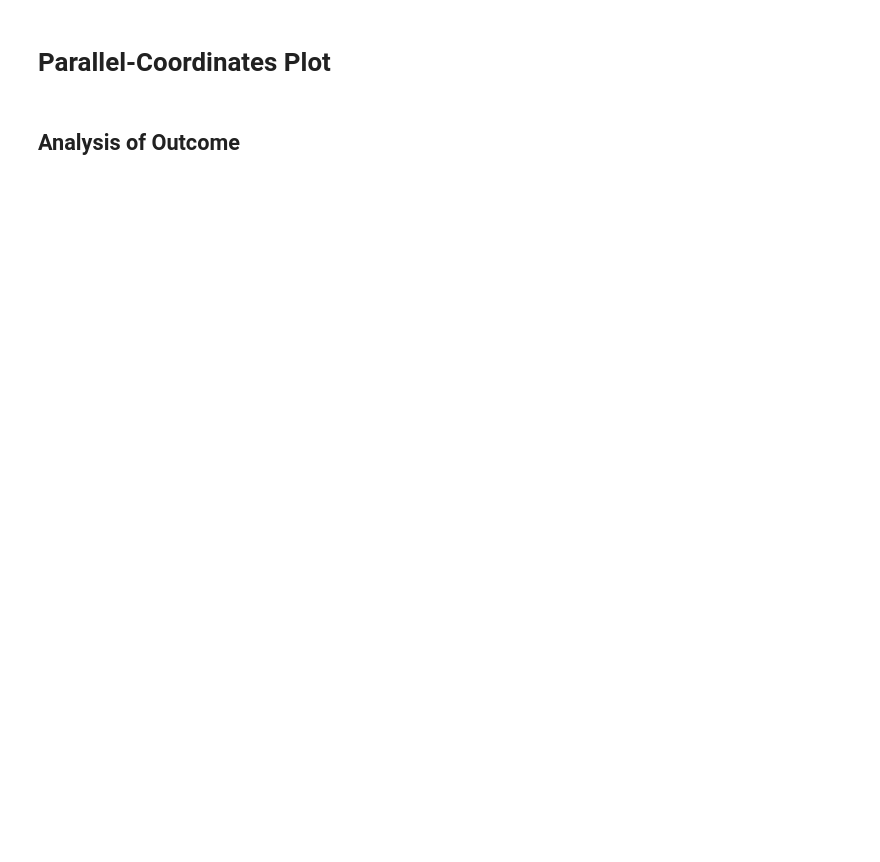
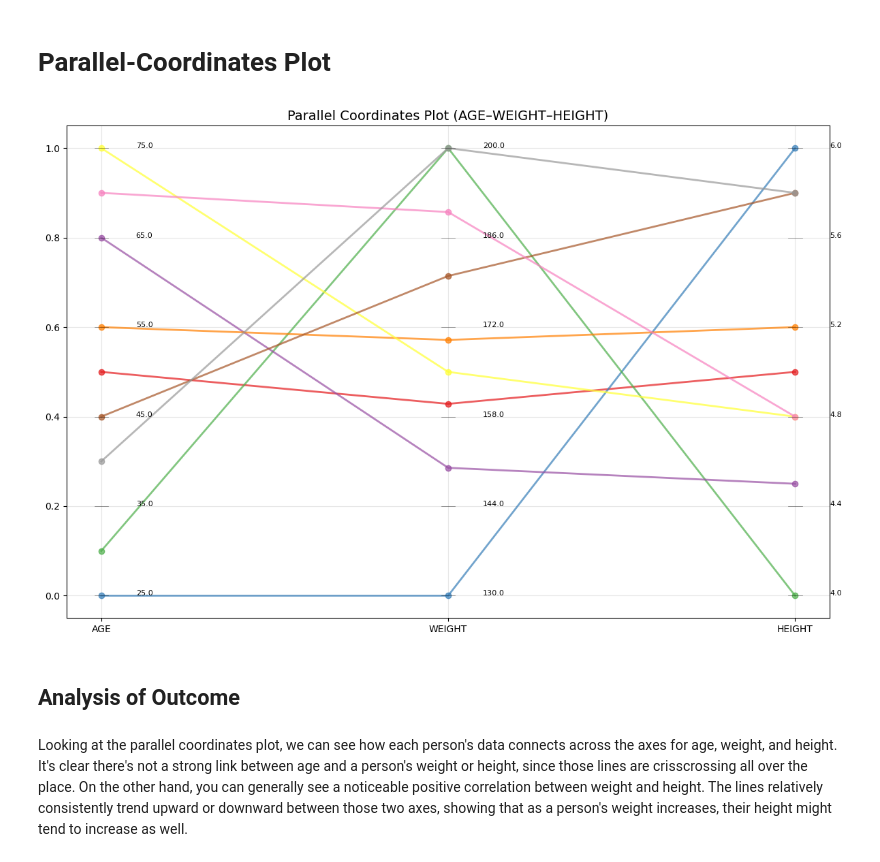
Before and after one commit to arlemoine/CMPS451_Project, a Jupyter notebook: AA_Batteries/C2/C2.ipynb, the cells around one changed output. Cells and saved outputs as stored; diff of their text form; code cells hidden in the pictures; blank space fills up the shorter version.

```diff
--- a/AA_Batteries/C2/C2.ipynb
+++ b/AA_Batteries/C2/C2.ipynb
@@ -20,4 +71,61 @@ Run your entire code and save. Then submit this <b>saved</b> copy.
 # %% [markdown]
 # Parallel-Coordinates Plot
+# %%
+df = pd.DataFrame({
+    "AGE":[50,25,30,65,55,75,45,70,40],
+    "WEIGHT":[160,130,200,150,170,165,180,190,200],
+    "HEIGHT":[5.0,6.0,4.0,4.5,5.2,4.8,5.8,4.8,5.8]
+})
+
+df['Person'] = [f'Person {i+1}' for i in range(len(df))]
+
+# Create custom parallel coordinates plot
+fig, ax = plt.subplots(figsize=(12, 8))
+
+attributes = ['AGE', 'WEIGHT', 'HEIGHT']
+n_attrs = len(attributes)
+
+# Normalize data for plotting (scale each attribute to 0-1)
+normalized_data = df[attributes].copy()
+for attr in attributes:
+    min_val = df[attr].min()
+    max_val = df[attr].max()
+    normalized_data[attr] = (df[attr] - min_val) / (max_val - min_val)
+
+# Plot lines for each person
+colors_list = plt.cm.Set1(np.linspace(0, 1, len(df)))
+for i, (idx, row) in enumerate(df.iterrows()):
+    values = [normalized_data.loc[idx, attr] for attr in attributes]
+    ax.plot(range(n_attrs), values, 'o-', alpha=0.7,
+            color=colors_list[i], label=f'Person {i+1}', linewidth=2)
+
+# Set up axes
+ax.set_xlim(-0.1, n_attrs - 0.9)
+ax.set_ylim(-0.05, 1.05)
+ax.set_xticks(range(n_attrs))
+ax.set_xticklabels(attributes)
+
+# Add scaled y-axis labels for each attribute
+for i, attr in enumerate(attributes):
+    min_val = df[attr].min()
+    max_val = df[attr].max()
+
+    # Create tick positions and labels
+    tick_positions = np.linspace(0, 1, 6)  # 6 ticks from min to max
+    tick_labels = np.linspace(min_val, max_val, 6)
+
+    # Add secondary y-axis for each attribute
+    for j, (pos, label) in enumerate(zip(tick_positions, tick_labels)):
+        ax.text(i + 0.1, pos, f'{label:.1f}', fontsize=8, ha='left')
+        ax.plot([i-0.02, i+0.02], [pos, pos], 'k-', alpha=0.5, linewidth=0.5)
+
+ax.set_title('Parallel Coordinates Plot (AGE–WEIGHT–HEIGHT)', fontsize=14)
+ax.grid(True, alpha=0.3)
+plt.tight_layout()
+plt.show()
+# %% [output]
+[figure, added]
 # %% [markdown]
 ## Analysis of Outcome
+# %% [markdown]
+Looking at the parallel coordinates plot, we can see how each person's data connects across the axes for age, weight, and height. It's clear there's not a strong link between age and a person's weight or height, since those lines are crisscrossing all over the place. On the other hand, you can generally see a noticeable positive correlation between weight and height. The lines relatively consistently trend upward or downward between those two axes, showing that as a person's weight increases, their height might tend to increase as well.
```
Also changed, not shown: parts of 5 cells of this notebook.
